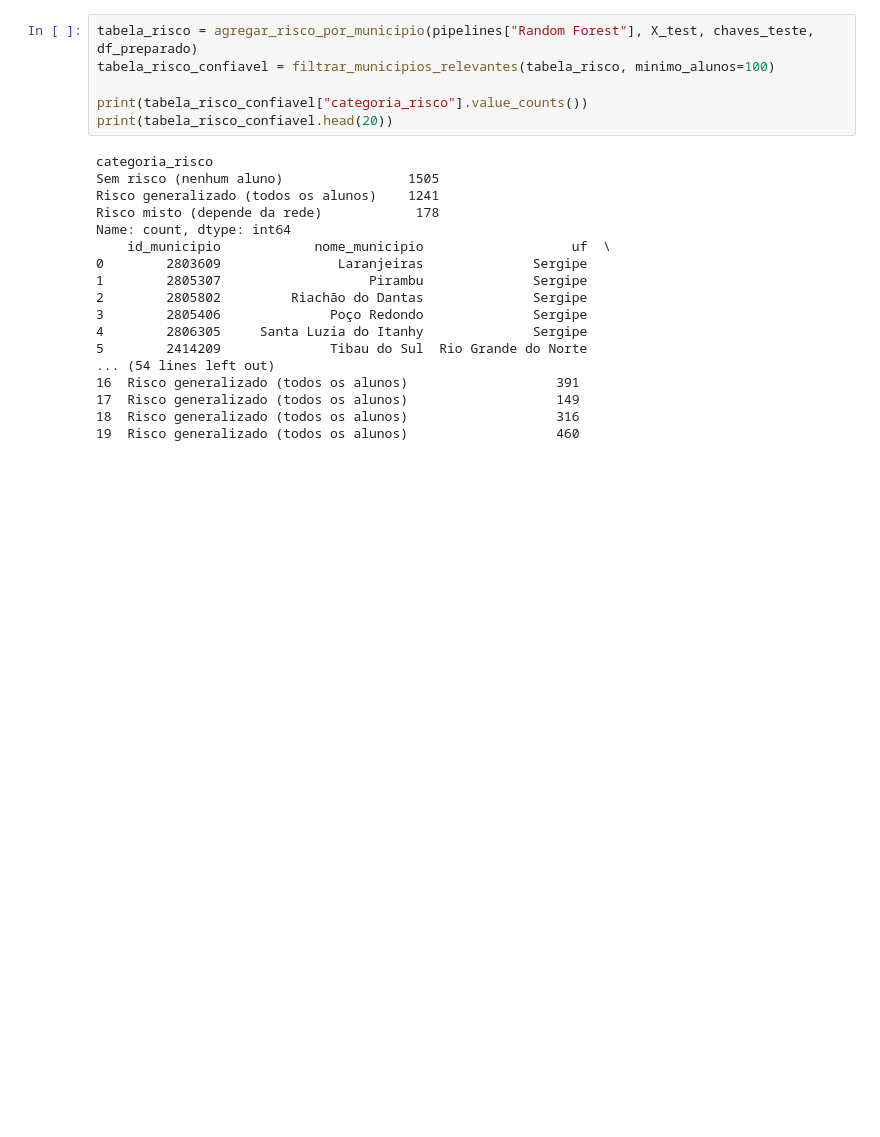
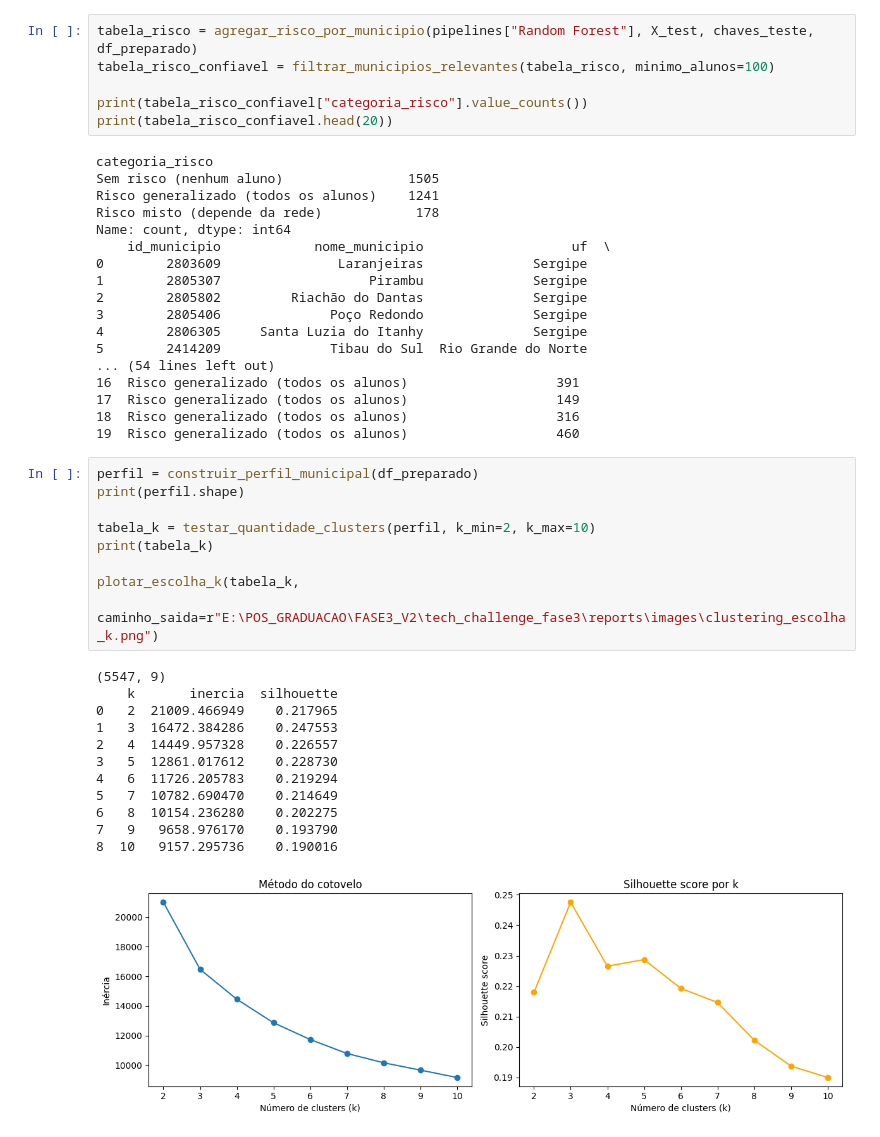
Before and after one commit to p-teco/tech_challenge_fase3, a Jupyter notebook: notebooks/modelagem.ipynb, the cells around one changed output. Cells and saved outputs as stored; diff of their text form; blank space fills up the shorter version.

Commit message:
analise clusterizada

```diff
--- a/notebooks/modelagem.ipynb
+++ b/notebooks/modelagem.ipynb
@@ -234,3 +235,25 @@ Name: count, dtype: int64
 17  Risco generalizado (todos os alunos)                   149
 18  Risco generalizado (todos os alunos)                   316
 19  Risco generalizado (todos os alunos)                   460
+# %%
+perfil = construir_perfil_municipal(df_preparado)
+print(perfil.shape)
+
+tabela_k = testar_quantidade_clusters(perfil, k_min=2, k_max=10)
+print(tabela_k)
+
+plotar_escolha_k(tabela_k,
+                  caminho_saida=r"E:\POS_GRADUACAO\FASE3_V2\tech_challenge_fase3\reports\images\clustering_escolha_k.png")
+# %% [output]
+(5547, 9)
+    k       inercia  silhouette
+0   2  21009.466949    0.217965
+1   3  16472.384286    0.247553
+2   4  14449.957328    0.226557
+3   5  12861.017612    0.228730
+4   6  11726.205783    0.219294
+5   7  10782.690470    0.214649
+6   8  10154.236280    0.202275
+7   9   9658.976170    0.193790
+8  10   9157.295736    0.190016
+[figure, added]
```
Also changed, not shown: parts of 2 cells of this notebook, 3 other files.
